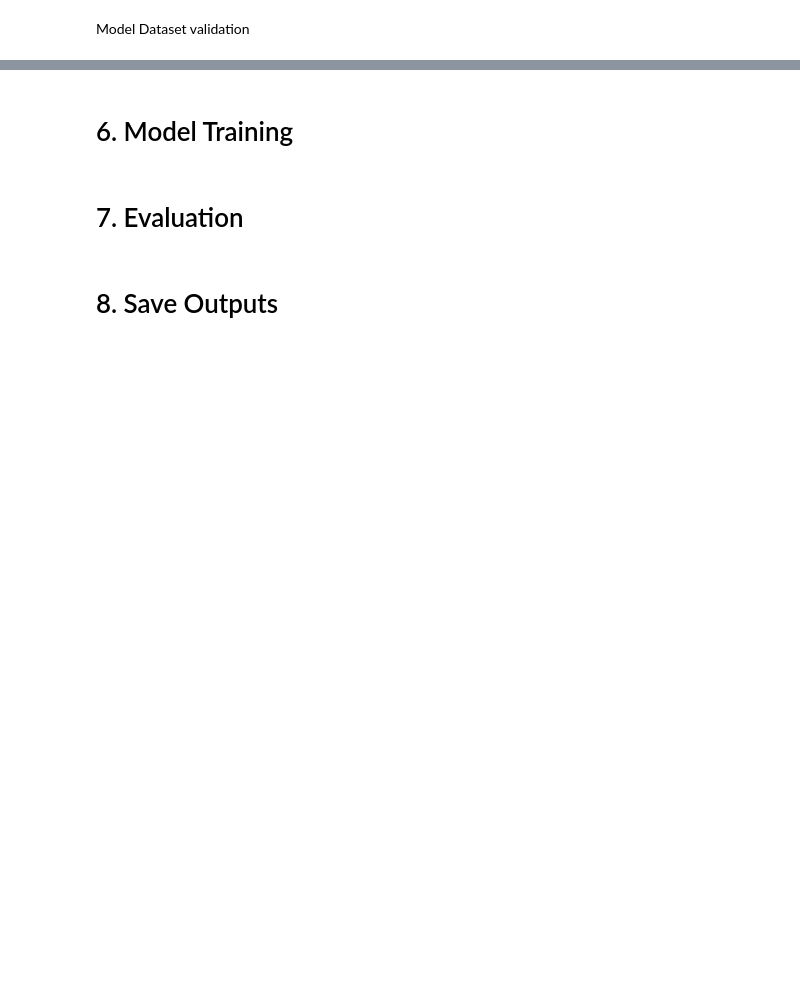
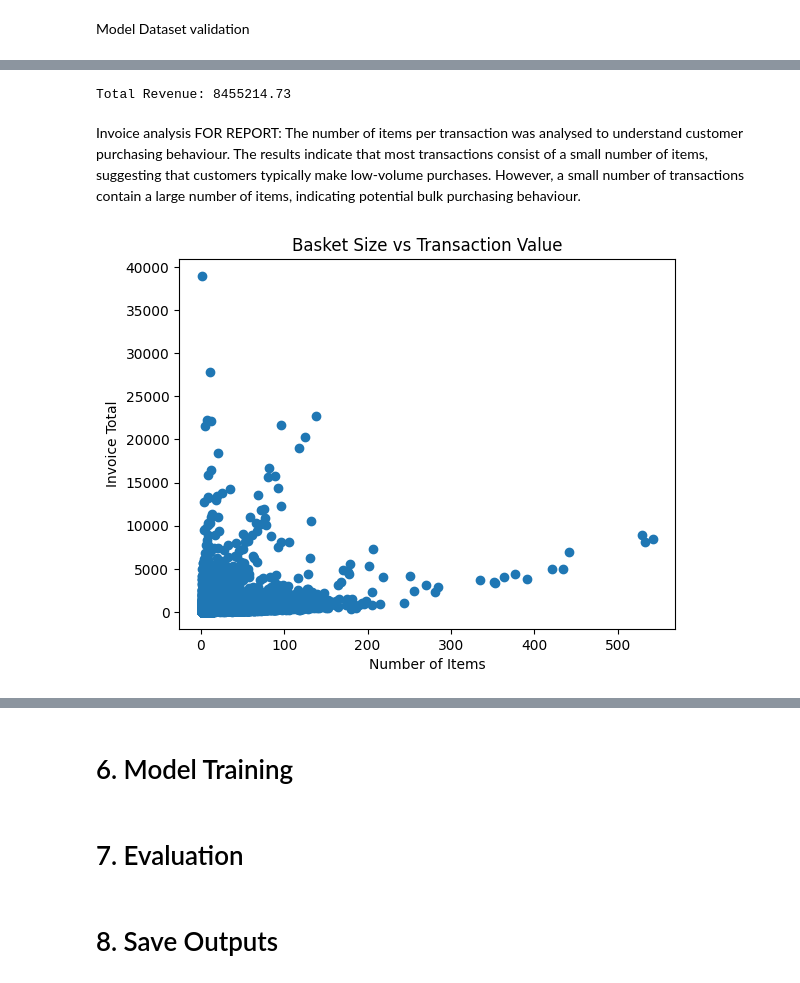
Before and after one commit to OKSolution/ai-data-science-assignment, a Jupyter notebook: notebooks/analysis.ipynb, the cells around one changed output, grey strips where cells are left out. Cells and saved outputs as stored; diff of their text form; code cells hidden in the pictures; blank space fills up the shorter version.

Commit message:
Update analysis

```diff
--- a/notebooks/analysis.ipynb
+++ b/notebooks/analysis.ipynb
@@ -213,0 +291,35 @@ memory usage: 30.0 MB
+# %%
+total_revenue = df_model["TotalPrice"].sum()
+print("Total Revenue:", round(total_revenue, 2))
+# %% [output]
+Total Revenue: 8455214.73
+# %% [markdown]
+Invoice analysis
+FOR REPORT: The number of items per transaction was analysed to understand customer purchasing behaviour. The results indicate that most transactions consist of a small number of items, suggesting that customers typically make low-volume purchases. However, a small number of transactions contain a large number of items, indicating potential bulk purchasing behaviour.
+# %%
+
+#Price per Invoice
+invoice_totals = (
+    df_model.groupby("InvoiceNo")["TotalPrice"]
+    .sum()
+)
+# Items per Invoice
+items_per_invoice = (
+    df_model.groupby("InvoiceNo")
+    .size()
+)
+#Invoice Summary
+invoice_summary = df_model.groupby("InvoiceNo").agg({
+    "TotalPrice": "sum",
+    "Quantity": "sum"
+})
+
+invoice_summary["NumItems"] = items_per_invoice
+
+plt.scatter(invoice_summary["NumItems"], invoice_summary["TotalPrice"])
+plt.xlabel("Number of Items")
+plt.ylabel("Invoice Total")
+plt.title("Basket Size vs Transaction Value")
+plt.show()
+# %% [output]
+[figure, added]
```
Also changed, not shown: parts of 28 cells of this notebook.
